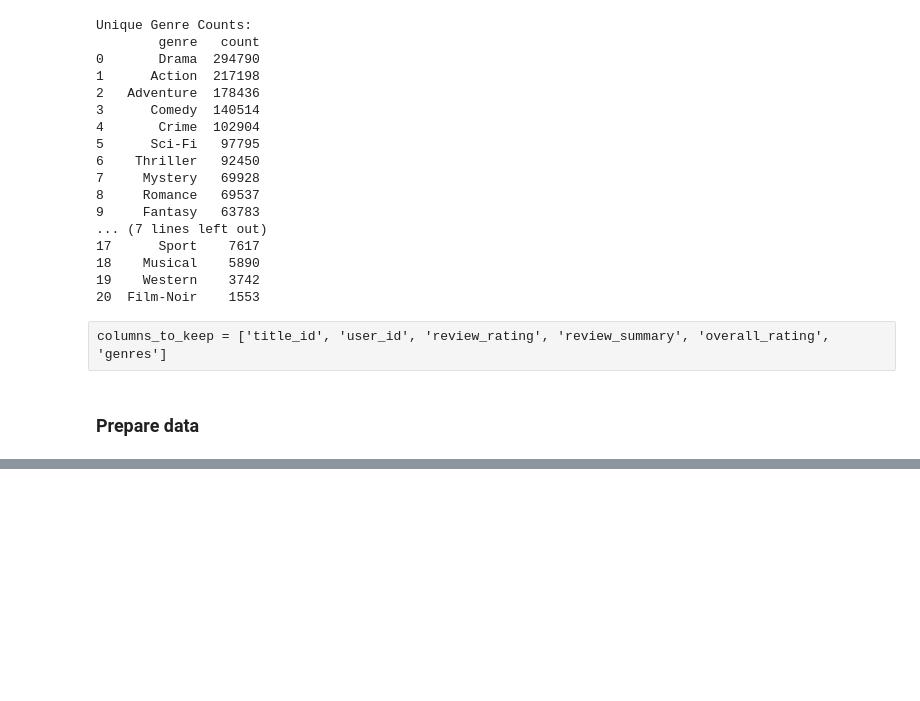
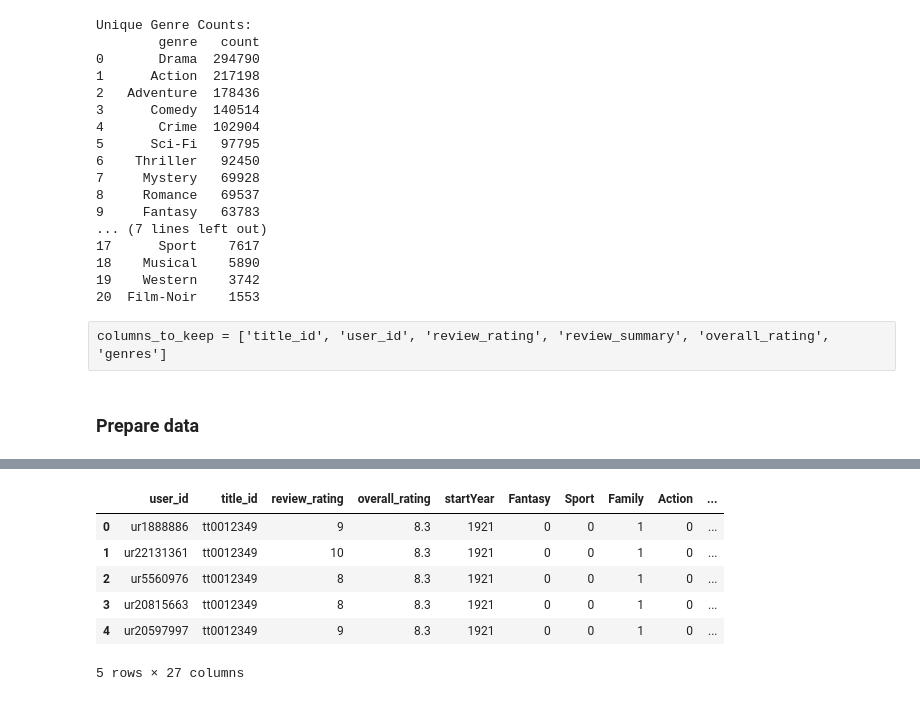
Before and after one commit to Gruppe-H/AI_exam, a Jupyter notebook: UserProfilingClustering.ipynb, the cells around one changed output, grey strips where cells are left out. Saved outputs shown, nothing was run; the diff lists cells and outputs as text; code cells hidden in the pictures; blank space fills up the shorter version.

```diff
--- a/UserProfilingClustering.ipynb
+++ b/UserProfilingClustering.ipynb
@@ -514,0 +529,10 @@ print(unique_genres)
+# %%
+features.head(5)
+# %% [output]
+|  | user_id | title_id | review_rating | overall_rating | startYear | Fantasy | Sport | Family | Action | ... |
+| 0 | ur1888886 | tt0012349 | 9 | 8.3 | 1921 | 0 | 0 | 1 | 0 | ... |
+| 1 | ur22131361 | tt0012349 | 10 | 8.3 | 1921 | 0 | 0 | 1 | 0 | ... |
+| 2 | ur5560976 | tt0012349 | 8 | 8.3 | 1921 | 0 | 0 | 1 | 0 | ... |
+| 3 | ur20815663 | tt0012349 | 8 | 8.3 | 1921 | 0 | 0 | 1 | 0 | ... |
+| 4 | ur20597997 | tt0012349 | 9 | 8.3 | 1921 | 0 | 0 | 1 | 0 | ... |
+5 rows × 27 columns
```
Also changed, not shown: parts of 34 cells of this notebook.
